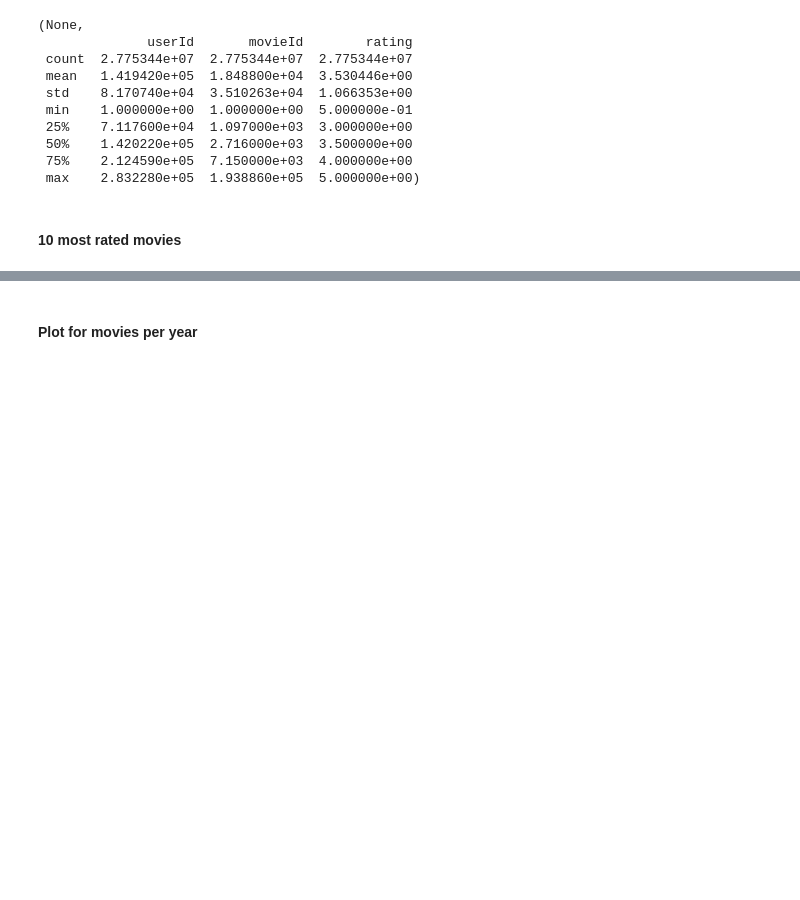
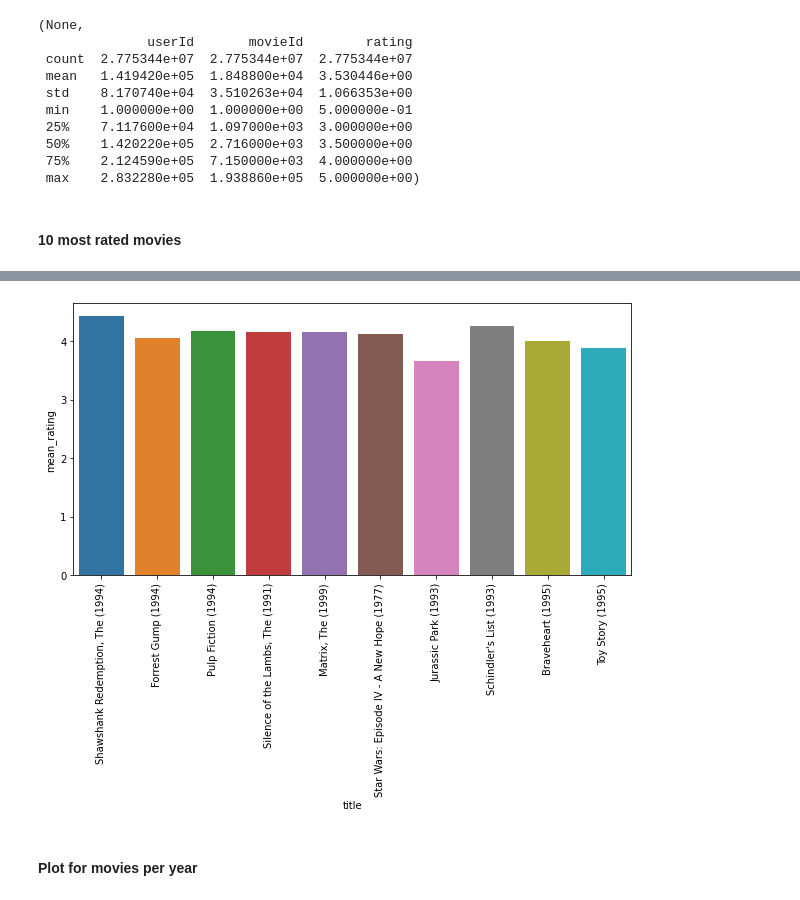
Before and after one commit to FabianAndersson17/Machinelearning-Fabian-Andersson, a Jupyter notebook: Labs/Machine-learning.ipynb, the cells around one changed output, grey strips where cells are left out. Cells and saved outputs as stored; diff of their text form; code cells hidden in the pictures; blank space fills up the shorter version.

```diff
--- a/Labs/Machine-learning.ipynb
+++ b/Labs/Machine-learning.ipynb
@@ -100,3 +103,35 @@ plt.show()
+# %%
+movieId_index = 0
+mean_rating_list = []
+
+for _ in ten_most_rated_movieId:
+    specifed_movie = df_ratings[ # Takes out one movie from a give list and df in this case the one of the ten_most_rated_movies
+    df_ratings["movieId"].isin([ten_most_rated_movieId[movieId_index]])
+    ]
+
+    rating_count = (
+        specifed_movie.pivot_table(columns=["movieId"], aggfunc="size")
+        .to_frame()
+        .reset_index()
+        .rename({0: "number_of_entries"}, axis="columns")
+    )
+
+    total_rating = specifed_movie["rating"].sum()
+    rating_count = rating_count["number_of_entries"].to_list()
+    mean_rating = total_rating/ rating_count[0]
+    mean_rating_list.append(mean_rating)
+
+    movieId_index += 1
+
+most_rated_movies["movieId"] = ten_most_rated_movieId
+most_rated_movies["mean_rating"] = mean_rating_list
+# %%
+plt.figure(figsize=(10,5))
+sns.barplot(data = most_rated_movies, x="title", y="mean_rating")
+plt.xticks(rotation=90)
+plt.show()
+# %% [output]
+[figure, added]
 # %% [markdown]
 #### Plot for movies per year
 # %%
```
Also changed, not shown: parts of 2 cells of this notebook.
